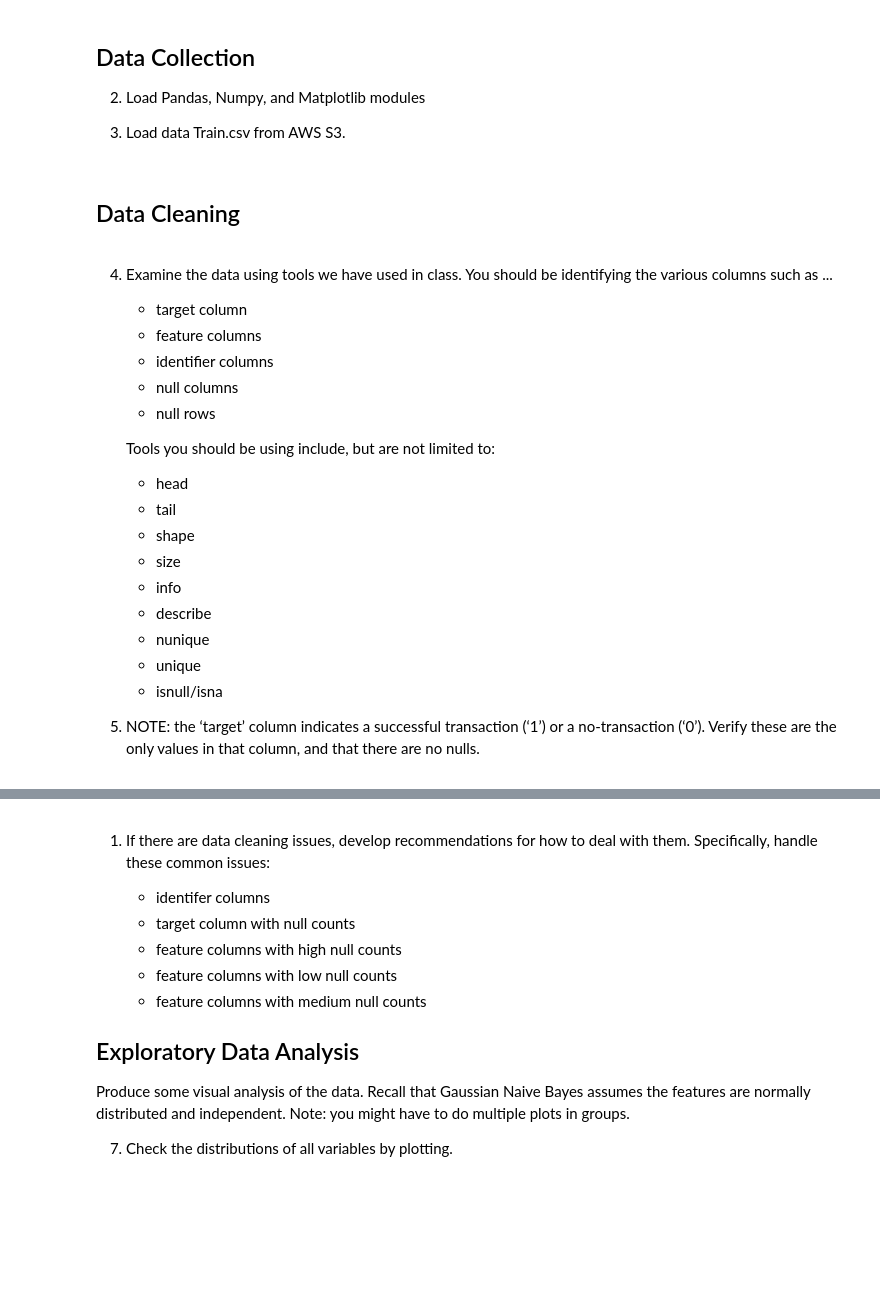
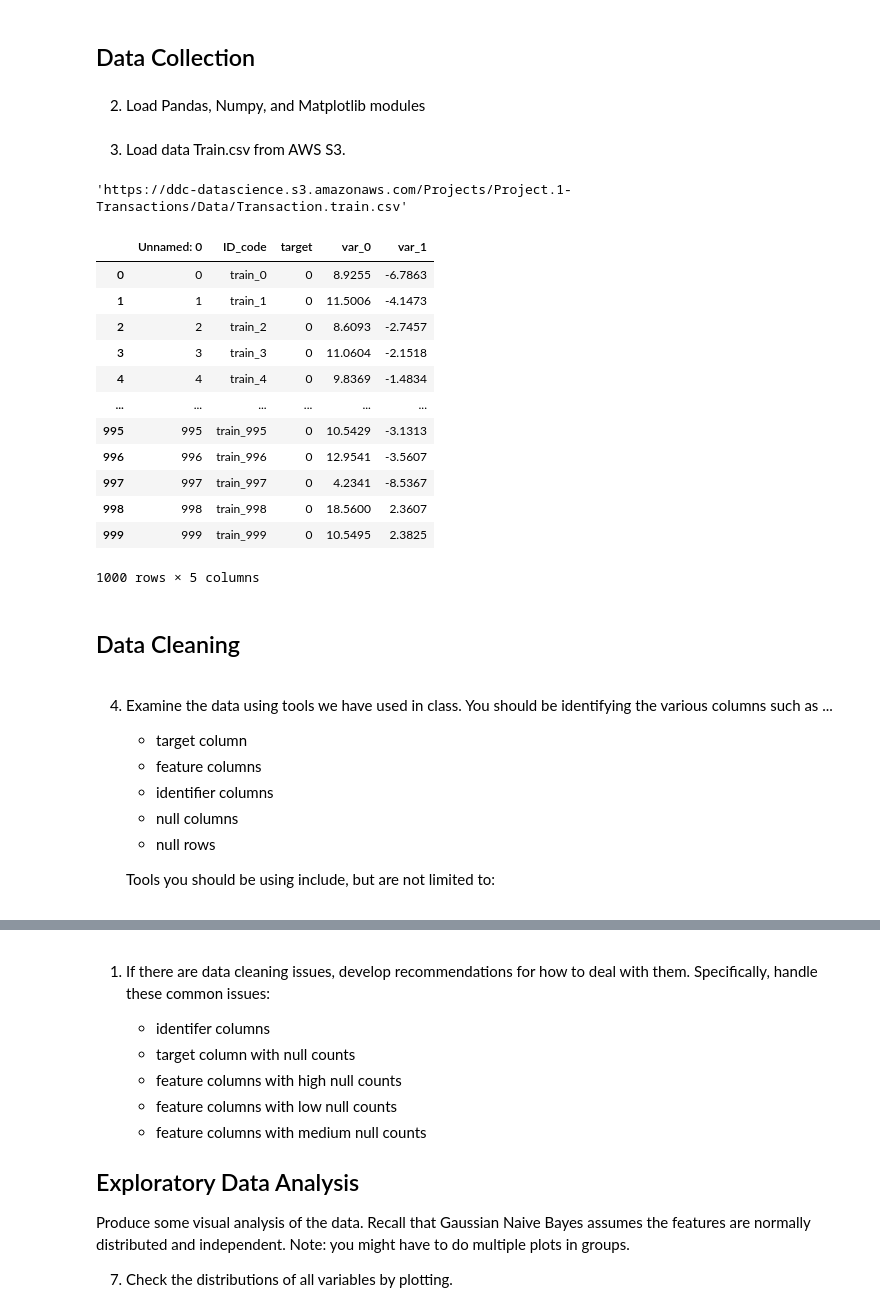
Before and after one commit to cnmi-ds-22/rwcitek___Data-Science-Portfolio-C22, a Jupyter notebook: Modules/Module_1_Intro_to_DS_and_Naive_Bayes/Projects/Instructions/Project.1-Transactions/Project.1-Pass-01.ipynb, the cells around one changed output, grey strips where cells are left out. Saved outputs shown, nothing was run; the diff lists cells and outputs as text; code cells hidden in the pictures; blank space fills up the shorter version.

Commit message:
Did a bunch of data collection and exploring

```diff
--- a/Modules/Module_1_Intro_to_DS_and_Naive_Bayes/Projects/Instructions/Project.1-Transactions/Project.1-Pass-01.ipynb
+++ b/Modules/Module_1_Intro_to_DS_and_Naive_Bayes/Projects/Instructions/Project.1-Transactions/Project.1-Pass-01.ipynb
@@ -7,6 +7,4 @@
 # %% [markdown]
 ## Data Collection
-
-2. Load Pandas, Numpy, and Matplotlib modules
-
-1. Load data Train.csv from AWS S3.
+# %% [markdown]
+2. Load Pandas, Numpy, and Matplotlib modules
@@ -13,3 +15,31 @@
+# %% [markdown]
+3. Load data Train.csv from AWS S3.
+# %%
+url = 'https://ddc-datascience.s3.amazonaws.com/Projects/Project.1-Transactions/Data/Transaction.train.csv'
+url
+# %% [output]
+'https://ddc-datascience.s3.amazonaws.com/Projects/Project.1-Transactions/Data/Transaction.train.csv'
+# %%
+df = pd.read_csv(
+  url,
+  usecols=range(5),
+  nrows=1_000,
+)
+df
+# %% [output]
+|  | Unnamed: 0 | ID_code | target | var_0 | var_1 |
+| 0 | 0 | train_0 | 0 | 8.9255 | -6.7863 |
+| 1 | 1 | train_1 | 0 | 11.5006 | -4.1473 |
+| 2 | 2 | train_2 | 0 | 8.6093 | -2.7457 |
+| 3 | 3 | train_3 | 0 | 11.0604 | -2.1518 |
+| 4 | 4 | train_4 | 0 | 9.8369 | -1.4834 |
+| ... | ... | ... | ... | ... | ... |
+| 995 | 995 | train_995 | 0 | 10.5429 | -3.1313 |
+| 996 | 996 | train_996 | 0 | 12.9541 | -3.5607 |
+| 997 | 997 | train_997 | 0 | 4.2341 | -8.5367 |
+| 998 | 998 | train_998 | 0 | 18.5600 | 2.3607 |
+| 999 | 999 | train_999 | 0 | 10.5495 | 2.3825 |
+1000 rows × 5 columns
 # %% [markdown]
 ## Data Cleaning
 # %% [markdown]
@@ -22,16 +52,3 @@
     - null rows
 
     Tools you should be using include, but are not limited to:
-
-    - head
-    - tail
-    - shape
-    - size
-    - info
-    - describe
-    - nunique
-    - unique
-    - isnull/isna
-
-
-1. NOTE: the ‘target’ column indicates a successful transaction (‘1’) or a no-transaction (‘0’). Verify these are the only values in that column, and that there are no nulls.
```
Also changed, not shown: parts of 30 cells of this notebook.
